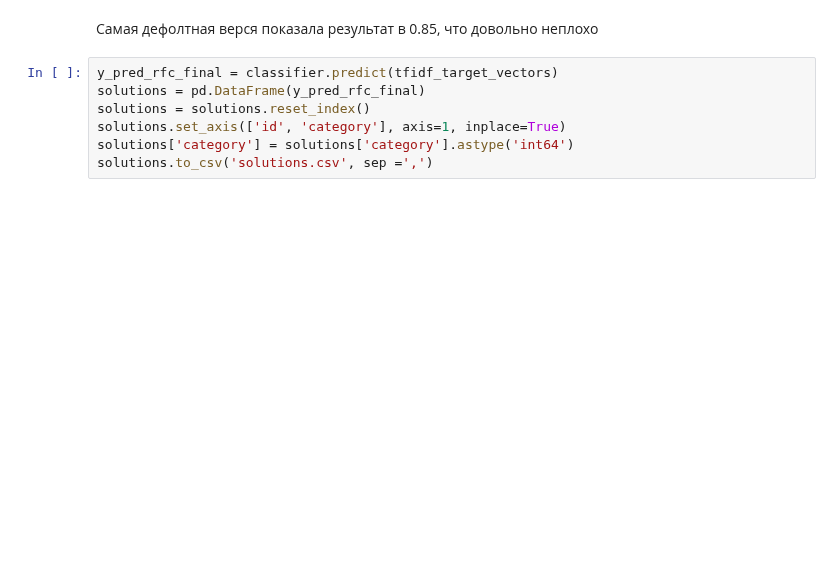
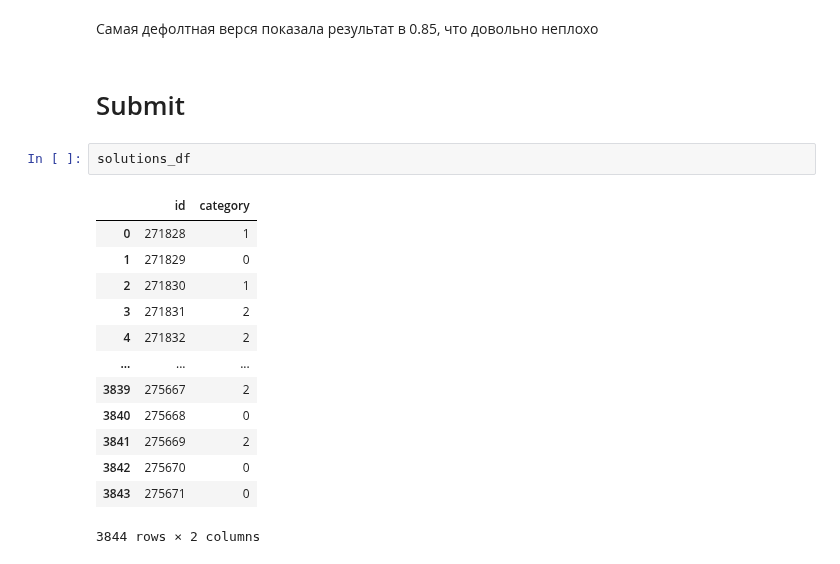
Before and after one commit to EgorMozharov/HW-ML-2, a Jupyter notebook: Model.ipynb, the cells around one changed output. Cells and saved outputs as stored; diff of their text form; blank space fills up the shorter version.

```diff
--- a/Model.ipynb
+++ b/Model.ipynb
@@ -328,10 +330,21 @@ print(classification_report(y_test,y_pred))
 weighted avg       0.86      0.85      0.85       769
 # %% [markdown]
 Самая дефолтная верся показала результат в 0.85, что довольно неплохо
-# %%
-y_pred_rfc_final = classifier.predict(tfidf_target_vectors)
-solutions = pd.DataFrame(y_pred_rfc_final)
-solutions = solutions.reset_index()
-solutions.set_axis(['id', 'category'], axis=1, inplace=True)
-solutions['category'] = solutions['category'].astype('int64')
-solutions.to_csv('solutions.csv', sep =',')
+# %% [markdown]
+# Submit
+# %%
+solutions_df
+# %% [output]
+|  | id | category |
+| 0 | 271828 | 1 |
+| 1 | 271829 | 0 |
+| 2 | 271830 | 1 |
+| 3 | 271831 | 2 |
+| 4 | 271832 | 2 |
+| ... | ... | ... |
+| 3839 | 275667 | 2 |
+| 3840 | 275668 | 0 |
+| 3841 | 275669 | 2 |
+| 3842 | 275670 | 0 |
+| 3843 | 275671 | 0 |
+3844 rows × 2 columns
```
Also changed, not shown: parts of 9 cells of this notebook, 2 other files.
